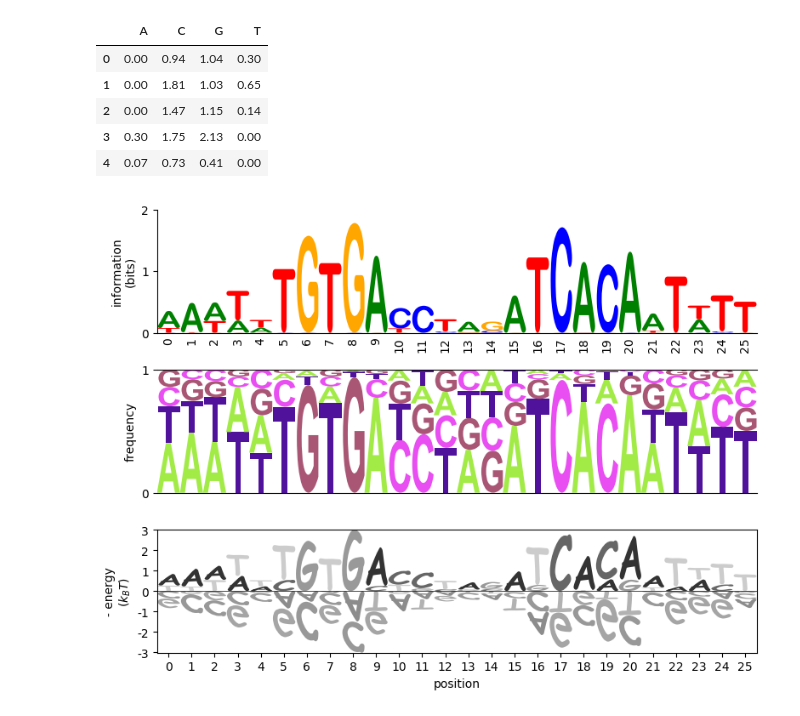
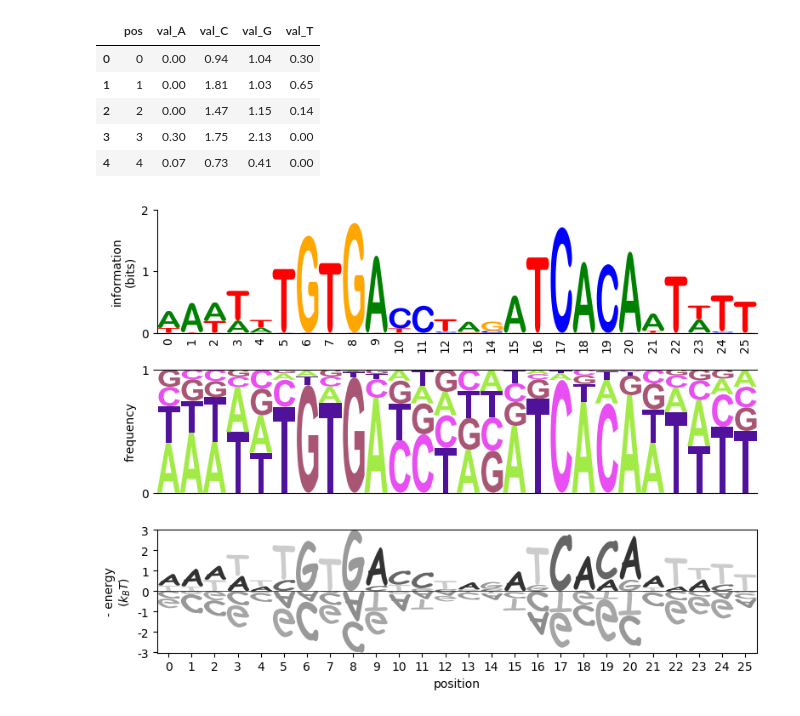
Before and after one commit to jbkinney/logomaker, a Jupyter notebook: test_anylogo.ipynb, the cells around one changed output. Drawn from its saved outputs; the diff is of its cells as text; code cells hidden in the pictures.

Commit message:
minor changes to test_anylogo.ipynb

```diff
--- a/test_anylogo.ipynb
+++ b/test_anylogo.ipynb
@@ -13,16 +13,14 @@ plt.ion()
 # %%
 # Load energy matrix
 energy_mat = pd.read_csv('crp_fullwt.26.txt',delim_whitespace=True)
-
-mat = anylogo.data.validate_mat(energy_mat)
-mat.head()
+energy_mat.head()
 # %% [output]
-|  | A | C | G | T |
-| 0 | 0.00 | 0.94 | 1.04 | 0.30 |
-| 1 | 0.00 | 1.81 | 1.03 | 0.65 |
-| 2 | 0.00 | 1.47 | 1.15 | 0.14 |
-| 3 | 0.30 | 1.75 | 2.13 | 0.00 |
-| 4 | 0.07 | 0.73 | 0.41 | 0.00 |
+|  | pos | val_A | val_C | val_G | val_T |
+| 0 | 0 | 0.00 | 0.94 | 1.04 | 0.30 |
+| 1 | 1 | 0.00 | 1.81 | 1.03 | 0.65 |
+| 2 | 2 | 0.00 | 1.47 | 1.15 | 0.14 |
+| 3 | 3 | 0.30 | 1.75 | 2.13 | 0.00 |
+| 4 | 4 | 0.07 | 0.73 | 0.41 | 0.00 |
 # %%
 fig = plt.figure(figsize=[8,6])
 
```
